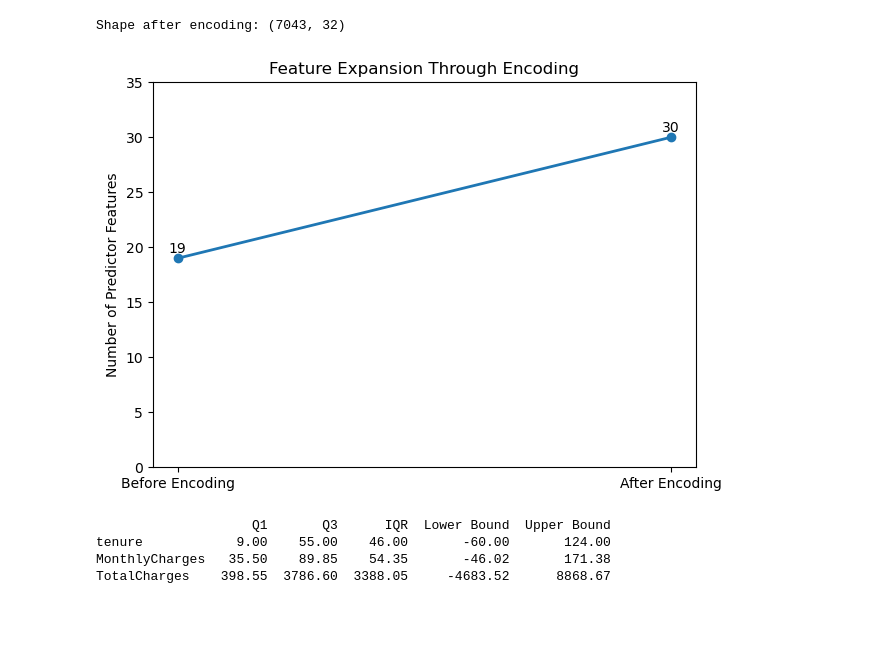
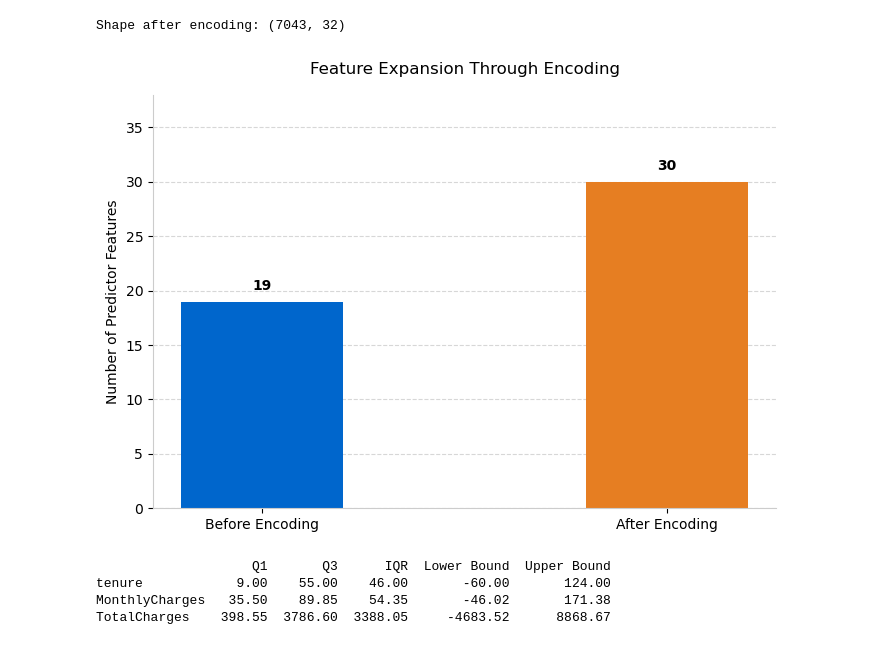
Before and after one commit to liewzxtarumt/john-ds, a Jupyter notebook: Telcom Customer Churn.ipynb, the cells around one changed output. Saved outputs shown, nothing was run; the diff lists cells and outputs as text; code cells hidden in the pictures; blank space fills up the shorter version.

```diff
--- a/Telcom Customer Churn.ipynb
+++ b/Telcom Customer Churn.ipynb
@@ -654,34 +709,40 @@ Shape after encoding: (7043, 32)
 # %%
 import matplotlib.pyplot as plt
 
-stages = ['Before Encoding', 'After Encoding']
+stages = ["Before Encoding", "After Encoding"]
 values = [19, 30]
 
 plt.figure(figsize=(7, 5))
 
-plt.plot(
-    stages,
-    values,
-    marker='o',
-    linewidth=2
-)
+bars = plt.bar(stages, values, color=["#0066CC", "#E67E22"], width=0.4)
 
-# Add values above the points
-for i, value in enumerate(values):
+for bar in bars:
+    yval = bar.get_height()
     plt.text(
-        i,
-        value + 0.5,
-        str(value),
-        ha='center'
+        bar.get_x() + bar.get_width() / 2,
+        yval + 0.8,
+        f"{int(yval)}",
+        ha="center",
+        va="bottom",
+        fontsize=10,
+        fontweight="bold",
     )
 
-plt.title('Feature Expansion Through Encoding')
-plt.ylabel('Number of Predictor Features')
-plt.ylim(0, 35)
+plt.title("Feature Expansion Through Encoding", fontsize=12, pad=15)
+plt.ylabel("Number of Predictor Features")
+plt.ylim(0, 38)
 
+plt.gca().spines["top"].set_visible(False)
+plt.gca().spines["right"].set_visible(False)
+plt.gca().spines["left"].set_color("#CCCCCC")
+plt.gca().spines["bottom"].set_color("#CCCCCC")
+plt.grid(axis="y", linestyle="--", alpha=0.5)
+plt.gca().set_axisbelow(True)
+
+plt.tight_layout()
 plt.show()
 # %% [output]
-[figure, old version]
+[figure, new version]
 # %%
 import pandas as pd
 import matplotlib.pyplot as plt
```
Also changed, not shown: parts of 7 cells of this notebook.
